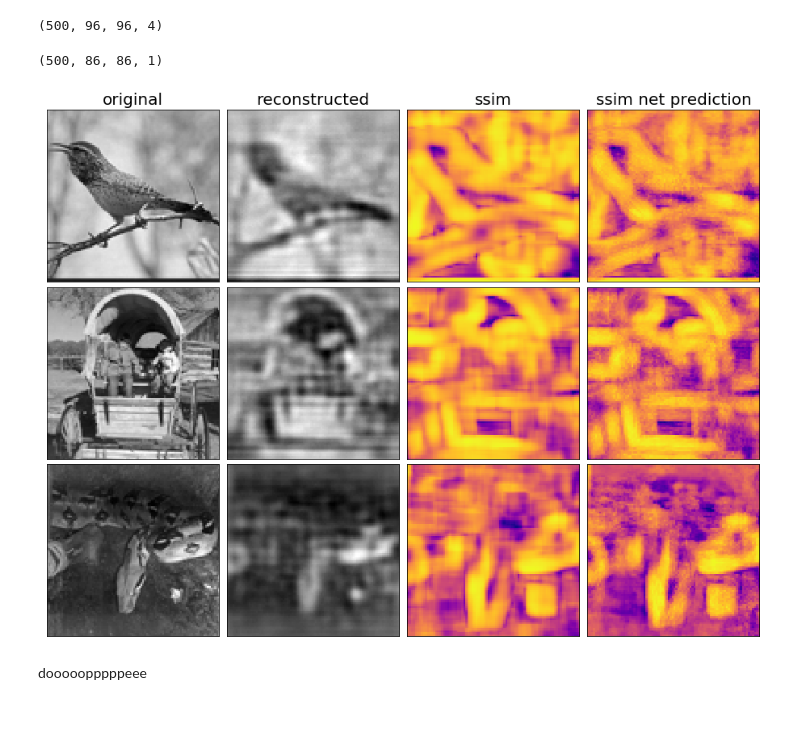
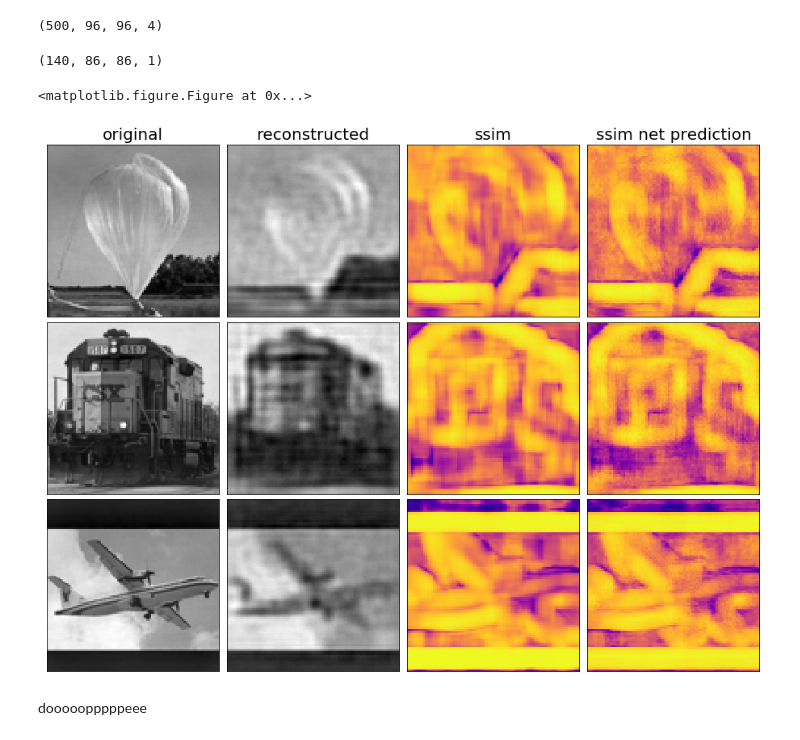
Before and after one commit to michaelneuder/image_quality_analysis, a Jupyter notebook: bin/nets/wip/tf_saving/state_saving_demo.ipynb, the cells around one changed output. Saved outputs shown, nothing was run; the diff lists cells and outputs as text; code cells hidden in the pictures.

Commit message:
pred pred pred

```diff
--- a/bin/nets/wip/tf_saving/state_saving_demo.ipynb
+++ b/bin/nets/wip/tf_saving/state_saving_demo.ipynb
@@ -34,36 +34,38 @@ train_features.shape
 # %% [output]
 (500, 96, 96, 4)
 # %%
-pred = sess.run(op_restore, feed_dict={x: train_features})
+pred = sess.run(op_restore, feed_dict={x: test_features})
 # %%
 pred.shape
 # %% [output]
-(500, 86, 86, 1)
+(140, 86, 86, 1)
 # %%
 plt.figure(figsize = (16,12))
 gs1 = gridspec.GridSpec(3, 4)
 gs1.update(wspace=0, hspace=0.03)
 
 for j in range(3):
-    index = np.random.randint(500)
+    index = np.random.randint(pred.shape[0])
     ax1, ax2, ax3, ax4 = plt.subplot(gs1[4*j]), plt.subplot(gs1[4*j+1]), plt.subplot(gs1[4*j+2]), plt.subplot(gs1[4*j+3])
     for ax in [ax1, ax2, ax3, ax4]:
         ax.set_xticklabels([])
         ax.set_yticklabels([])
         ax.get_xaxis().set_visible(False)
         ax.get_yaxis().set_visible(False)
     if j == 0:
         ax1.set_title('original', size=20)
         ax2.set_title('reconstructed', size=20)
         ax3.set_title('ssim', size=20)
         ax4.set_title('ssim net prediction', size=20)
 
-    ax1.imshow(train_features[index,:,:,0], cmap='gray')
-    ax2.imshow(train_features[index,:,:,1], cmap='gray')
-    ax3.imshow(train_target[index,:,:,0], cmap='plasma')
+    ax1.imshow(test_features[index,:,:,0], cmap='gray')
+    ax2.imshow(test_features[index,:,:,1], cmap='gray')
+    ax3.imshow(test_target[index,:,:,0], cmap='plasma')
     ax4.imshow(pred[index,:,:,0], cmap='plasma')
+plt.savefig('prediction.png')
 plt.show()
 # %% [output]
+<matplotlib.figure.Figure at 0x...>
-[figure, old version]
+[figure, new version]
 # %% [markdown]
 dooooopppppeee
```
Also changed, not shown: parts of 1 cell of this notebook, 8 other files.
